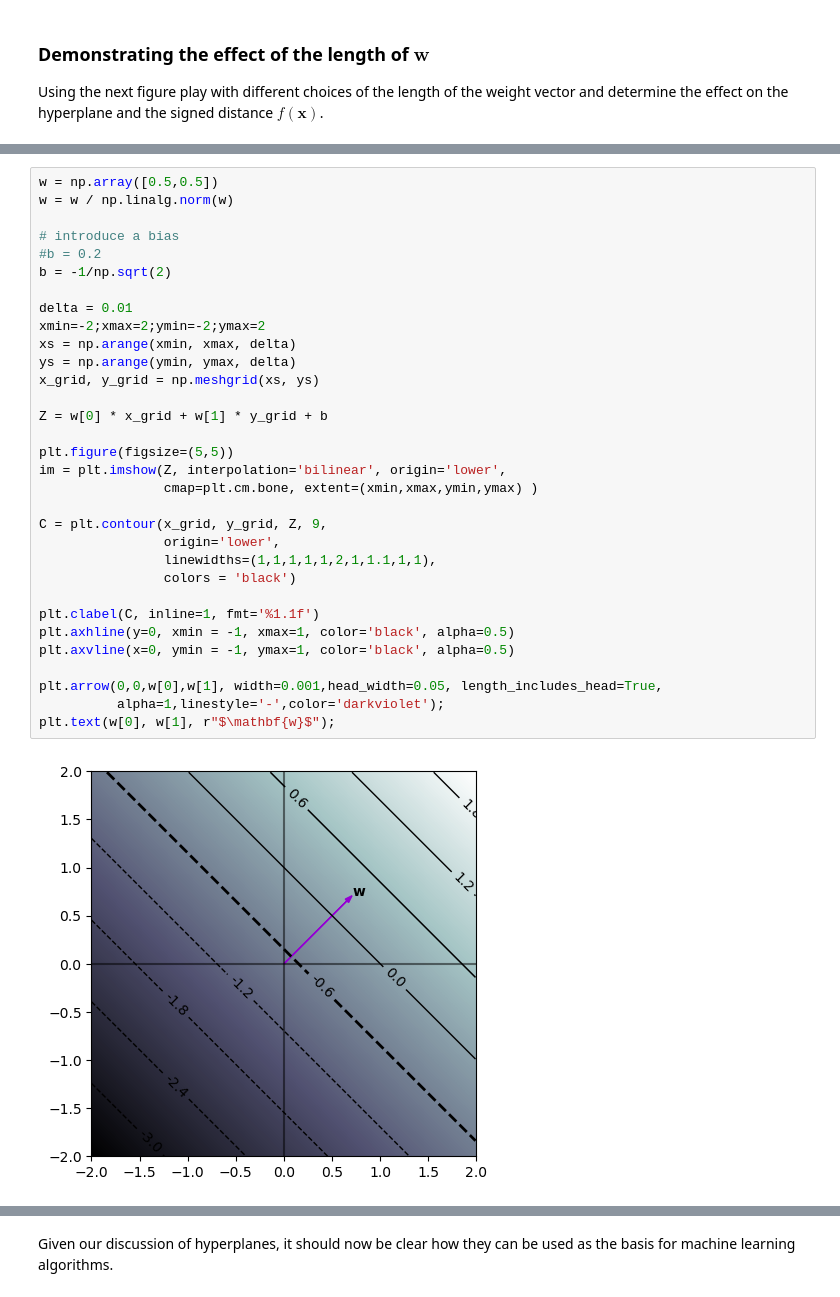
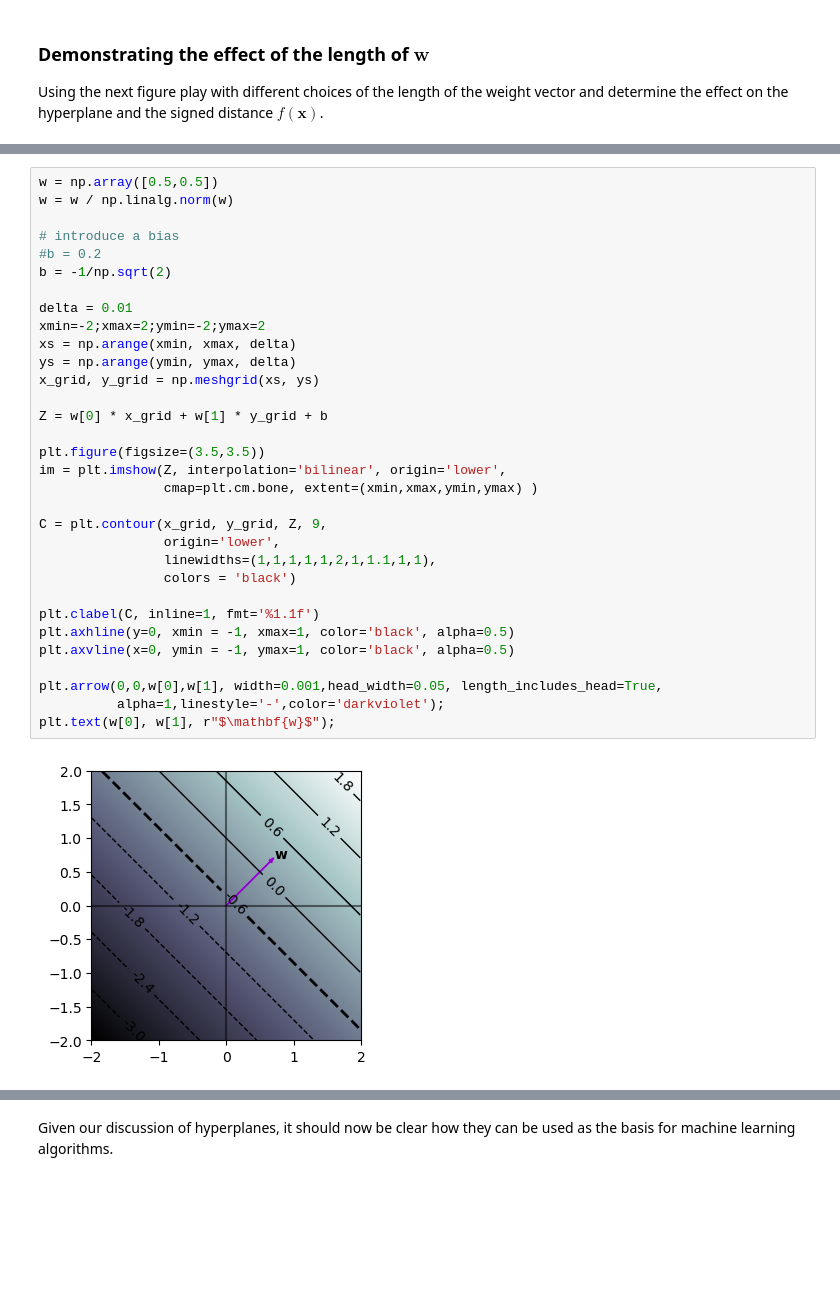
Before and after one commit to asabenhur/CS345, a Jupyter notebook: fall24/notebooks/module01_04_hyperplanes.ipynb, the cells around one changed output, grey strips where cells are left out. Drawn from its saved outputs; the diff is of its cells as text; blank space fills up the shorter version.

```diff
--- a/fall24/notebooks/module01_04_hyperplanes.ipynb
+++ b/fall24/notebooks/module01_04_hyperplanes.ipynb
@@ -323,33 +330,33 @@ w = np.array([0.5,0.5])
 w = w / np.linalg.norm(w)
 
 # introduce a bias
 #b = 0.2
 b = -1/np.sqrt(2)
 
 delta = 0.01
 xmin=-2;xmax=2;ymin=-2;ymax=2
 xs = np.arange(xmin, xmax, delta)
 ys = np.arange(ymin, ymax, delta)
 x_grid, y_grid = np.meshgrid(xs, ys)
 
 Z = w[0] * x_grid + w[1] * y_grid + b
 
-plt.figure(figsize=(5,5))
+plt.figure(figsize=(3.5,3.5))
 im = plt.imshow(Z, interpolation='bilinear', origin='lower',
                 cmap=plt.cm.bone, extent=(xmin,xmax,ymin,ymax) )
 
 C = plt.contour(x_grid, y_grid, Z, 9,
                 origin='lower',
                 linewidths=(1,1,1,1,1,2,1,1.1,1,1),
                 colors = 'black')
 
 plt.clabel(C, inline=1, fmt='%1.1f')
 plt.axhline(y=0, xmin = -1, xmax=1, color='black', alpha=0.5)
 plt.axvline(x=0, ymin = -1, ymax=1, color='black', alpha=0.5)
 
 plt.arrow(0,0,w[0],w[1], width=0.001,head_width=0.05, length_includes_head=True,
           alpha=1,linestyle='-',color='darkviolet');
 plt.text(w[0], w[1], r"$\mathbf{w}$");
 # %% [output]
-[figure, old version]
+[figure, new version]
 # %% [markdown]
```
Also changed, not shown: parts of 24 cells of this notebook.
